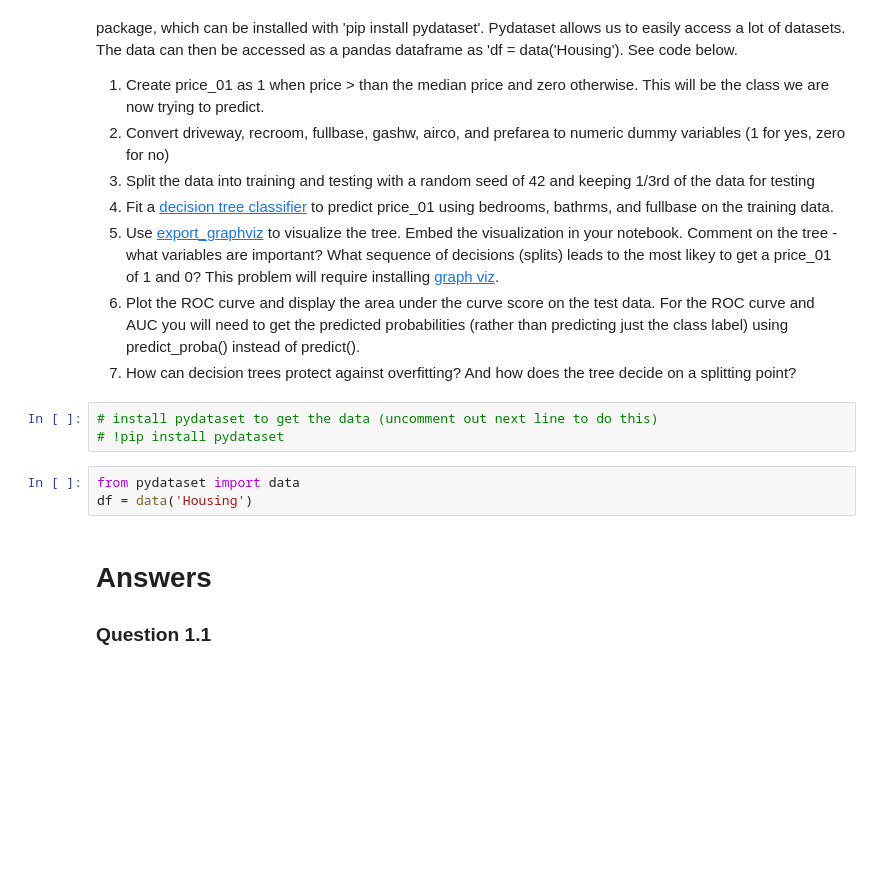
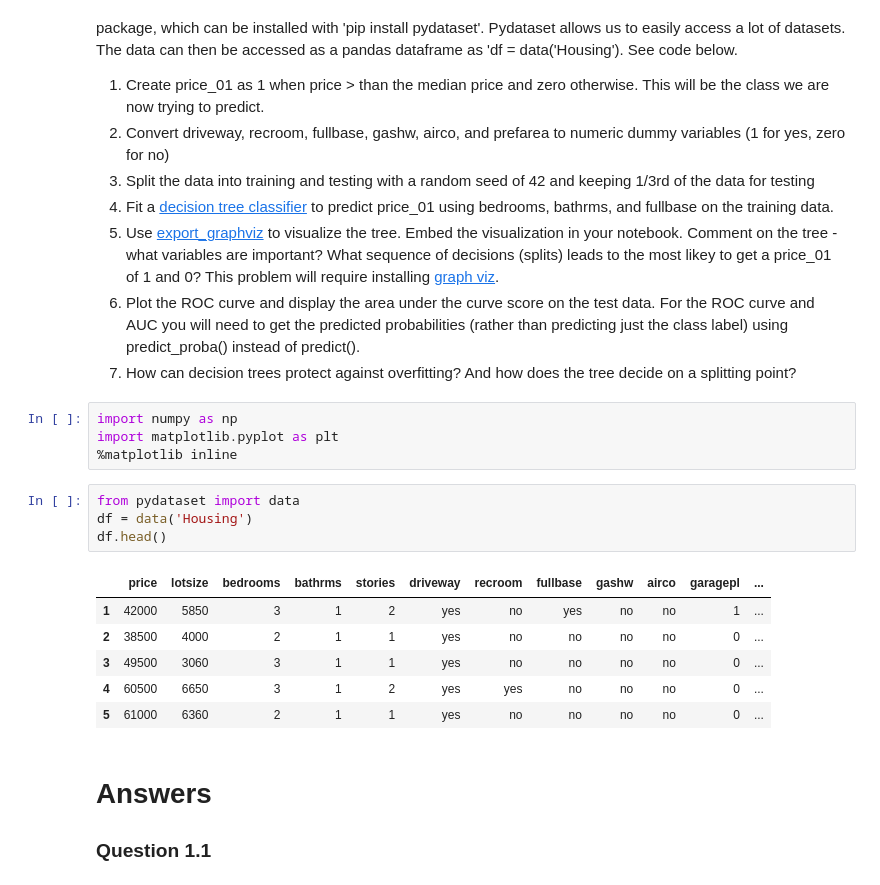
Before and after one commit to wenyangfu/EE361M_Homework, a Jupyter notebook: homework4/Group3_HW4.ipynb, the cells around one changed output. Cells and saved outputs as stored; diff of their text form; blank space fills up the shorter version.

```diff
--- a/homework4/Group3_HW4.ipynb
+++ b/homework4/Group3_HW4.ipynb
@@ -13,12 +13,21 @@ For this question, we will be using the housing dataset. To make our lives easie
 4. Use [export_graphviz](http://scikit-learn.org/stable/modules/generated/sklearn.tree.export_graphviz.html) to visualize the tree. Embed the visualization in your notebook. Comment on the tree - what variables are important? What sequence of decisions (splits) leads to the most likey to get a price_01 of 1 and 0? This problem will require installing [graph viz](http://www.graphviz.org/Download..php).
 5. Plot the ROC curve and display the area under the curve score on the test data. For the ROC curve and AUC you will need to get the predicted probabilities (rather than predicting just the class label) using predict_proba() instead of predict().
 6. How can decision trees protect against overfitting? And how does the tree decide on a splitting point?
-# %%
-# install pydataset to get the data (uncomment out next line to do this)
-# !pip install pydataset
+# %%
+import numpy as np
+import matplotlib.pyplot as plt
+%matplotlib inline
 # %%
 from pydataset import data
 df = data('Housing')
+df.head()
+# %% [output]
+|  | price | lotsize | bedrooms | bathrms | stories | driveway | recroom | fullbase | gashw | airco | garagepl | ... |
+| 1 | 42000 | 5850 | 3 | 1 | 2 | yes | no | yes | no | no | 1 | ... |
+| 2 | 38500 | 4000 | 2 | 1 | 1 | yes | no | no | no | no | 0 | ... |
+| 3 | 49500 | 3060 | 3 | 1 | 1 | yes | no | no | no | no | 0 | ... |
+| 4 | 60500 | 6650 | 3 | 1 | 2 | yes | yes | no | no | no | 0 | ... |
+| 5 | 61000 | 6360 | 2 | 1 | 1 | yes | no | no | no | no | 0 | ... |
 # %% [markdown]
 # Answers
 ### Question 1.1
```
Also changed, not shown: parts of 7 cells of this notebook, 2 other files.
